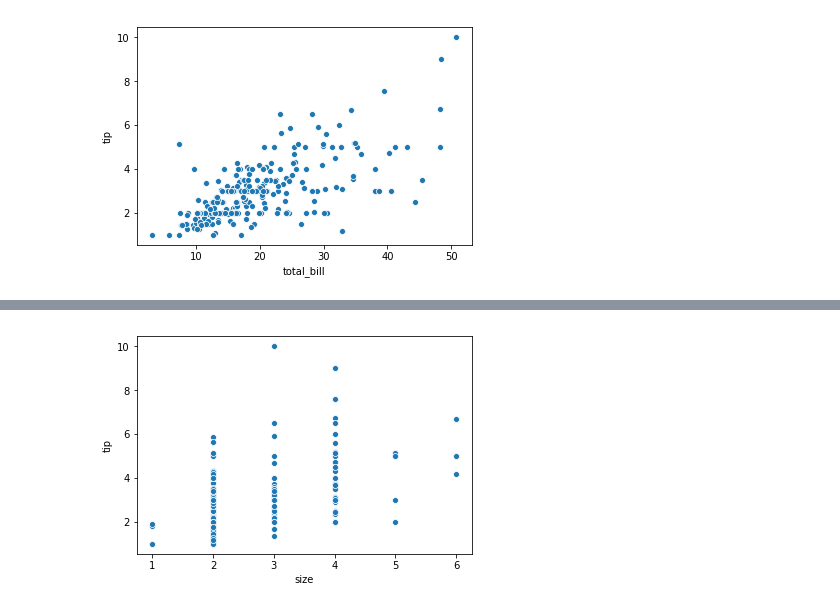
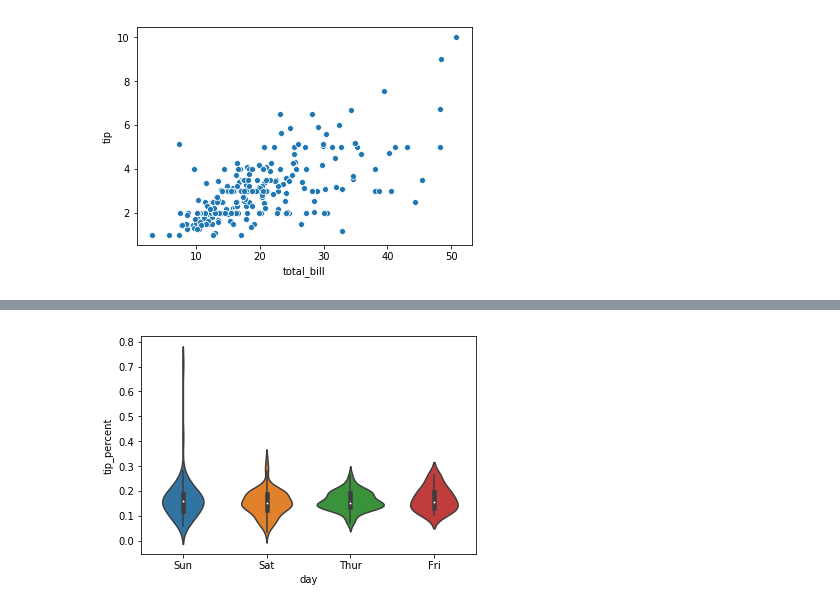
Before and after one commit to ariannedee/intro-to-python-livelessons, a Jupyter notebook: Challenges/ExampleSolutions/challenge_4_data_analysis.ipynb, the cells around one changed output, grey strips where cells are left out. Saved outputs shown, nothing was run; the diff lists cells and outputs as text; code cells hidden in the pictures.

```diff
--- a/Challenges/ExampleSolutions/challenge_4_data_analysis.ipynb
+++ b/Challenges/ExampleSolutions/challenge_4_data_analysis.ipynb
@@ -73,0 +61,4 @@ tips.describe()
+# %%
+tips['sex'] = tips['sex'].str.title()
+tips.loc[tips['sex'].str.contains("F"), 'sex'] = "Female"
+tips.loc[tips['sex'].str.contains("M"), 'sex'] = "Male"
@@ -73,0 +74,3 @@ tips.describe()
+# %%
+tips['smoker'] = tips['smoker'].str.replace('"', '')
+tips['smoker'] = tips['smoker'].str.replace('”', '')
@@ -77,3 +82,7 @@ import seaborn
 plot = seaborn.scatterplot(x='total_bill', y='tip', data=tips)
 # %% [output]
 [figure]
+# %%
+tips['tip_percent'] = tips['tip'] / tips['total_bill']
+tips['bill_per_person'] = tips['total_bill'] / tips['size']
+plot = seaborn.scatterplot(x='total_bill', y='tip_percent', hue='sex', data=tips)
@@ -80,4 +91,4 @@ plot = seaborn.scatterplot(x='total_bill', y='tip', data=tips)
 # %%
-plot = seaborn.scatterplot(x='size', y='tip', data=tips)
+plot = seaborn.violinplot(x='day', y='tip_percent', data=tips)
 # %% [output]
-[figure, old version]
+[figure, new version]
```
Also changed, not shown: parts of 30 cells of this notebook, 16 other files.
